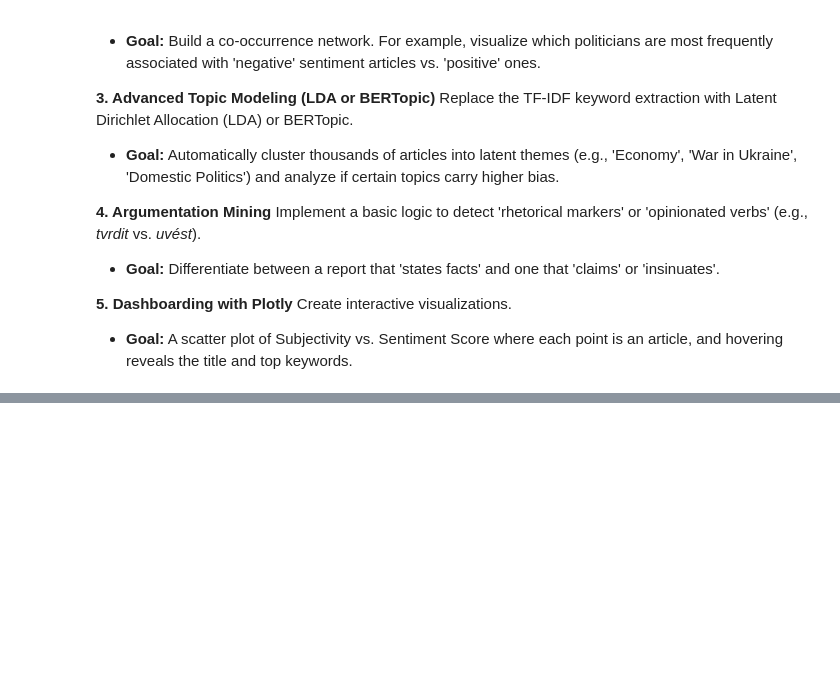
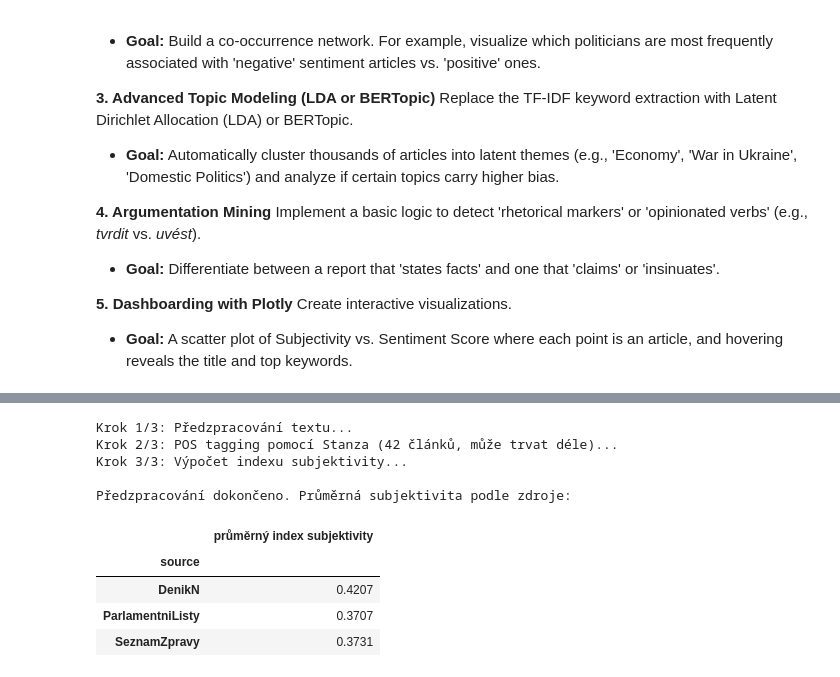
Before and after one commit to naktop3031/text-mining-project, a Jupyter notebook: TextMiningProjekt_executed.ipynb, the cells around one changed output, grey strips where cells are left out. Cells and saved outputs as stored; diff of their text form; code cells hidden in the pictures; blank space fills up the shorter version.

```diff
--- a/TextMiningProjekt_executed.ipynb
+++ b/TextMiningProjekt_executed.ipynb
@@ -948,0 +1161,37 @@ Create interactive visualizations.
+# %%
+if 'all_outlets_df' in locals() and not all_outlets_df.empty:
+
+    print("Krok 1/3: Předzpracování textu...")
+    all_outlets_df['cleaned_text'] = all_outlets_df['text'].apply(
+        lambda x: preprocess_text(str(x), czech_stop_words)
+    )
+
+    print(f"Krok 2/3: POS tagging pomocí Stanza ({len(all_outlets_df)} článků, může trvat déle)...")
+    stanza_results = all_outlets_df['cleaned_text'].apply(stanza_process_text)
+    all_outlets_df['pos_tags']        = [r[0] for r in stanza_results]
+    all_outlets_df['lemmatized_text'] = [r[1] for r in stanza_results]
+    all_outlets_df['adjectives_only'] = [r[2] for r in stanza_results]
+
+    print("Krok 3/3: Výpočet indexu subjektivity...")
+    all_outlets_df['subjectivity_index'] = all_outlets_df['pos_tags'].apply(
+        calculate_subjectivity_index
+    )
+
+    print("\nPředzpracování dokončeno. Průměrná subjektivita podle zdroje:")
+    display(
+        all_outlets_df.groupby('source')['subjectivity_index']
+        .mean().round(4).rename('průměrný index subjektivity').to_frame()
+    )
+else:
+    print("all_outlets_df není k dispozici. Spusťte nejprve předchozí buňku.")
+# %% [output]
+Krok 1/3: Předzpracování textu...
+Krok 2/3: POS tagging pomocí Stanza (42 článků, může trvat déle)...
+Krok 3/3: Výpočet indexu subjektivity...
+
+Předzpracování dokončeno. Průměrná subjektivita podle zdroje:
+|  | průměrný index subjektivity |
+| source |  |
+| DenikN | 0.4207 |
+| ParlamentniListy | 0.3707 |
+| SeznamZpravy | 0.3731 |
```
Also changed, not shown: parts of 24 cells of this notebook, 1 other file.
